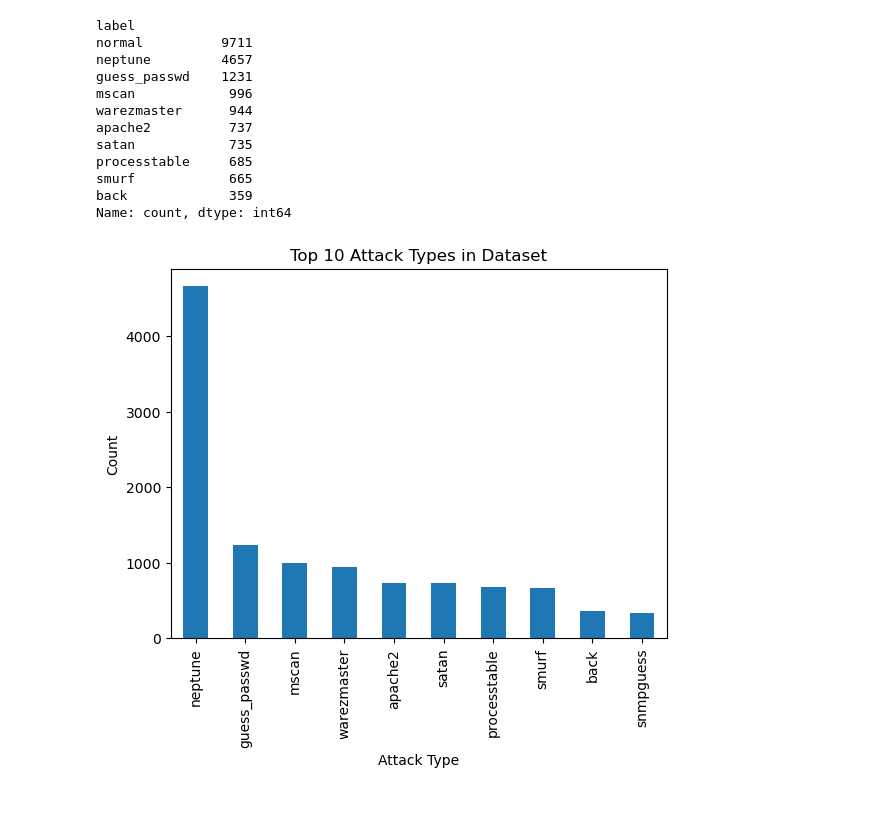
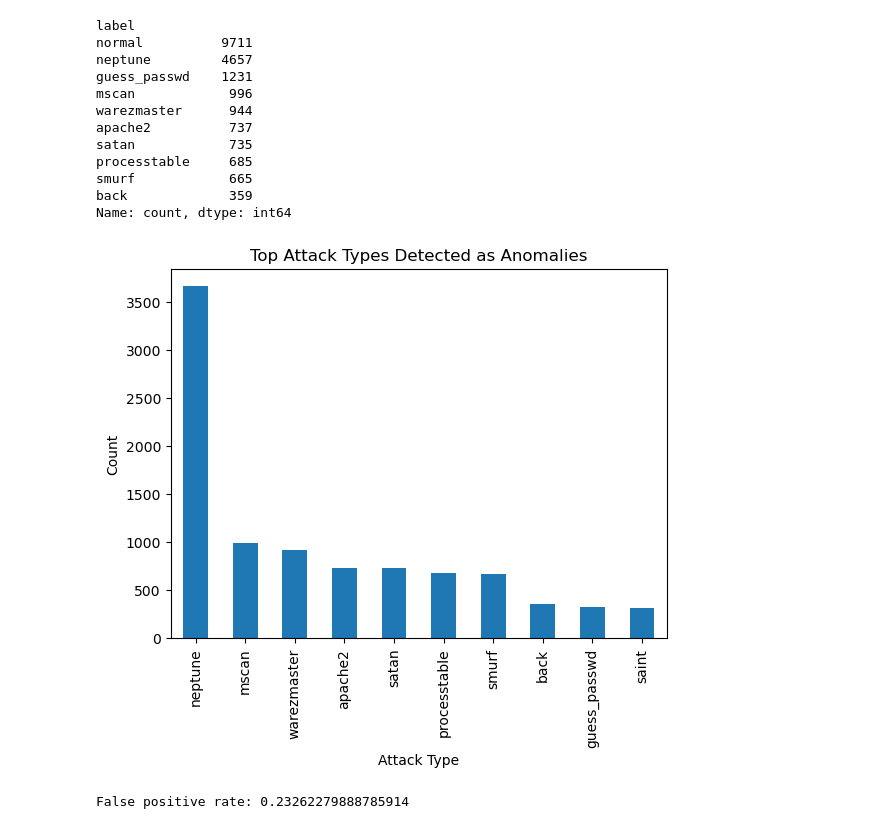
Before and after one commit to Jenish045/network-anomaly-detection, a Jupyter notebook: notebooks/03_isolation_forest.ipynb, the cells around one changed output. Saved outputs shown, nothing was run; the diff lists cells and outputs as text; code cells hidden in the pictures.

```diff
--- a/notebooks/03_isolation_forest.ipynb
+++ b/notebooks/03_isolation_forest.ipynb
@@ -40,2 +38,0 @@ np.unique(predictions, return_counts = True)
-# %%
-test_data['anomaly'] = predictions
@@ -86,10 +70,2 @@ joblib.dump(model, "../results/isolation_forest_model.pkl")
-# %%
-test_data["attack"] = test_data["label"].apply(
-    lambda x: 0 if x == "normal" else 1
-)
-# %%
-test_data["predicted_attack"] = (
-    test_data["anomaly"].apply(lambda x: 1 if x == -1 else 0)
-)
 # %%
 from sklearn.metrics import confusion_matrix
@@ -165,7 +147,4 @@ weighted avg       0.40      0.52      0.38    125973
 # Isolation Forest performs significantly better than DBSCAN on the NSL-KDD dataset
 # because tree-based isolation methods handle high-dimensional data more effectively
 # than density-based clustering algorithms.
-# %%
-scores = model.decision_function(x_test.values)
-test_data["anomaly_score"] = scores
 # %%
@@ -254,14 +280,25 @@ Name: count, dtype: int64
 # %%
 import matplotlib.pyplot as plt
 
-attack_counts = test_data[test_data["label"] != "normal"]["label"].value_counts().head(10)
+# Only anomalies detected by model
+detected_attacks = test_data[
+    (test_data["anomaly"] == 1) & (test_data["label"] != "normal")
+]["label"].value_counts().head(10)
 
-attack_counts.plot(kind="bar")
+detected_attacks.plot(kind="bar")
 
-plt.title("Top 10 Attack Types in Dataset")
+plt.title("Top Attack Types Detected as Anomalies")
 plt.xlabel("Attack Type")
 plt.ylabel("Count")
 
 plt.show()
 # %% [output]
-[figure, old version]
+[figure, new version]
+# %%
+false_positives = test_data[
+    (test_data["anomaly"] == 1) & (test_data["label"] == "normal")
+]
+print("False positive rate:",
+      len(false_positives) / len(test_data[test_data["label"] == "normal"]))
+# %% [output]
+False positive rate: 0.23262279888785914
```
Also changed, not shown: parts of 30 cells of this notebook, 10 other files.
